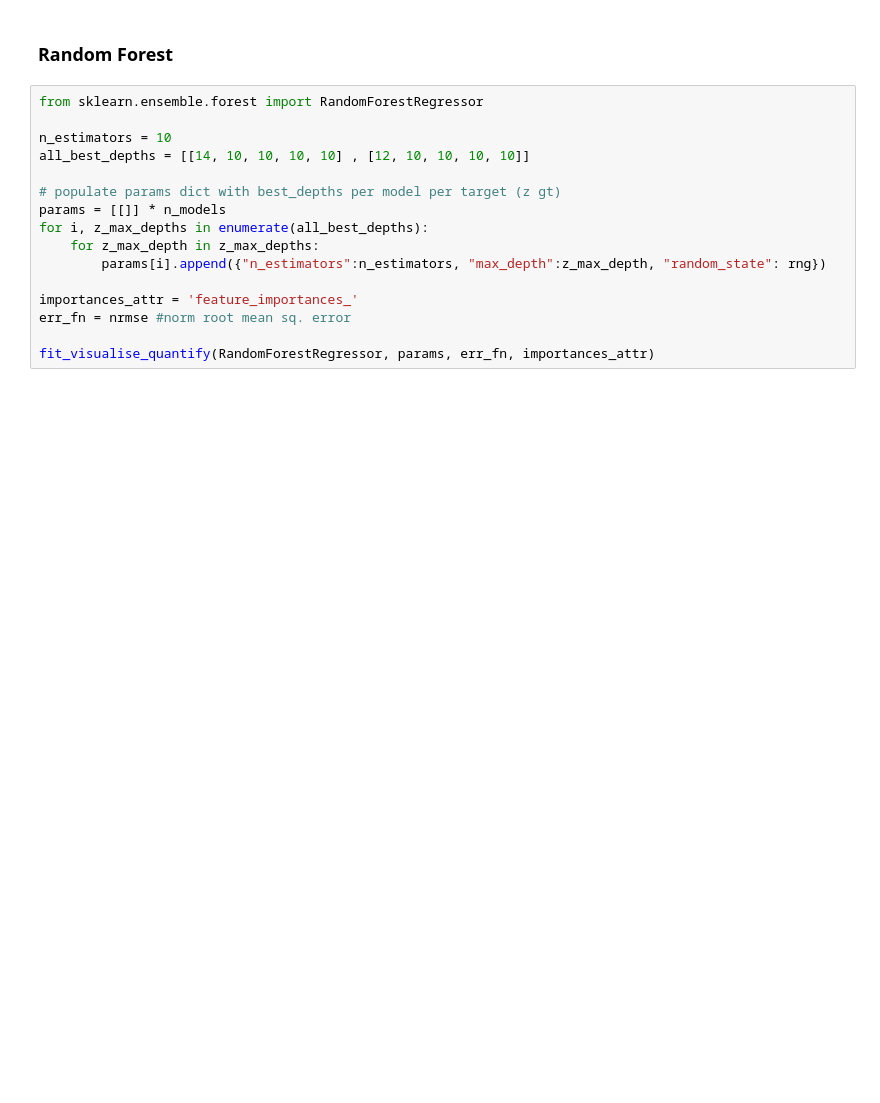
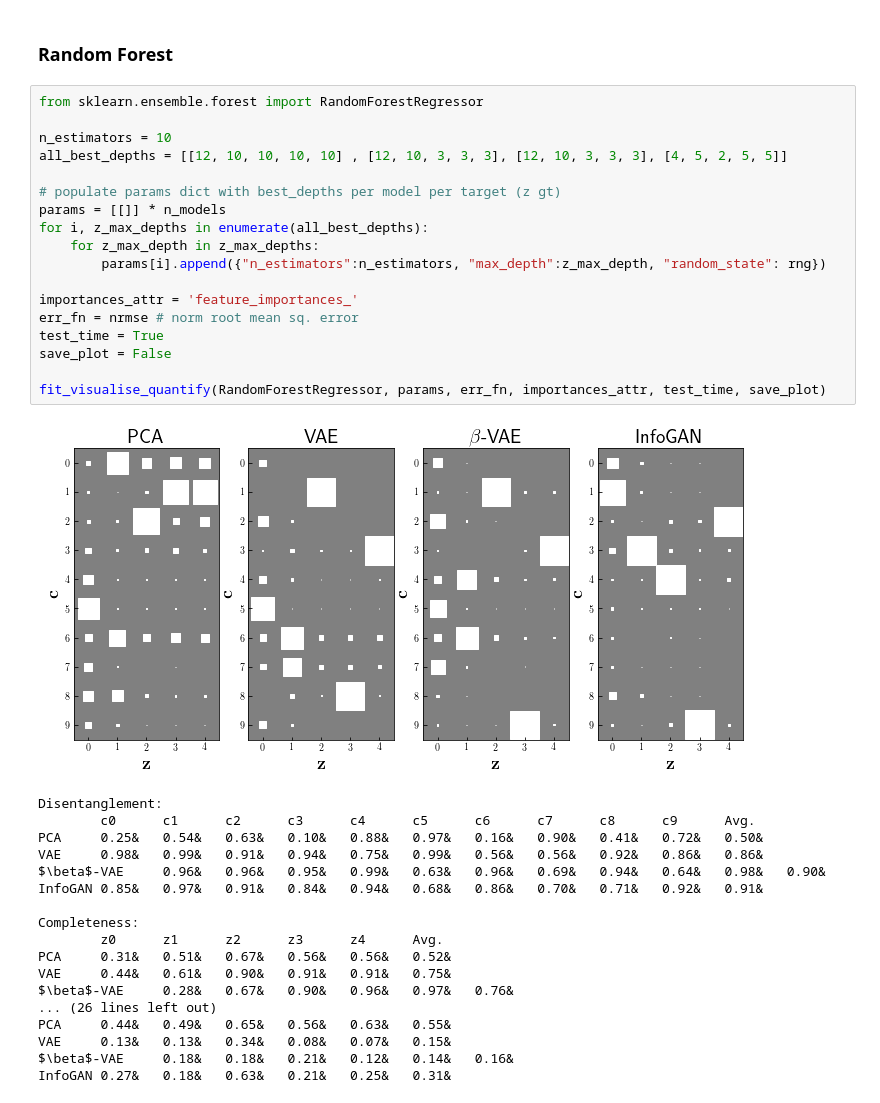
Before and after one commit to cianeastwood/qedr, a Jupyter notebook: quantify.ipynb, the cells around one changed output. Drawn from its saved outputs; the diff is of its cells as text; blank space fills up the shorter version.

```diff
--- a/quantify.ipynb
+++ b/quantify.ipynb
@@ -207,16 +212,37 @@ InfoGAN 0.50&   0.09&   0.09&   0.13&   0.09&   0.18&
 # %%
 from sklearn.ensemble.forest import RandomForestRegressor
 
 n_estimators = 10
-all_best_depths = [[14, 10, 10, 10, 10] , [12, 10, 10, 10, 10]]
+all_best_depths = [[12, 10, 10, 10, 10] , [12, 10, 3, 3, 3], [12, 10, 3, 3, 3], [4, 5, 2, 5, 5]]
 
 # populate params dict with best_depths per model per target (z gt)
 params = [[]] * n_models
 for i, z_max_depths in enumerate(all_best_depths):
     for z_max_depth in z_max_depths:
         params[i].append({"n_estimators":n_estimators, "max_depth":z_max_depth, "random_state": rng})
 
 importances_attr = 'feature_importances_'
-err_fn = nrmse #norm root mean sq. error
+err_fn = nrmse # norm root mean sq. error
+test_time = True
+save_plot = False
 
-fit_visualise_quantify(RandomForestRegressor, params, err_fn, importances_attr)
+fit_visualise_quantify(RandomForestRegressor, params, err_fn, importances_attr, test_time, save_plot)
+# %% [output]
+[figure, added]
+Disentanglement:
+        c0      c1      c2      c3      c4      c5      c6      c7      c8      c9      Avg.
+PCA     0.25&   0.54&   0.63&   0.10&   0.88&   0.97&   0.16&   0.90&   0.41&   0.72&   0.50&
+VAE     0.98&   0.99&   0.91&   0.94&   0.75&   0.99&   0.56&   0.56&   0.92&   0.86&   0.86&
+$\beta$-VAE     0.96&   0.96&   0.95&   0.99&   0.63&   0.96&   0.69&   0.94&   0.64&   0.98&   0.90&
+InfoGAN 0.85&   0.97&   0.91&   0.84&   0.94&   0.68&   0.86&   0.70&   0.71&   0.92&   0.91&
+
+Completeness:
+        z0      z1      z2      z3      z4      Avg.
+PCA     0.31&   0.51&   0.67&   0.56&   0.56&   0.52&
+VAE     0.44&   0.61&   0.90&   0.91&   0.91&   0.75&
+$\beta$-VAE     0.28&   0.67&   0.90&   0.96&   0.97&   0.76&
+... (26 lines left out)
+PCA     0.44&   0.49&   0.65&   0.56&   0.63&   0.55&
+VAE     0.13&   0.13&   0.34&   0.08&   0.07&   0.15&
+$\beta$-VAE     0.18&   0.18&   0.21&   0.12&   0.14&   0.16&
+InfoGAN 0.27&   0.18&   0.63&   0.21&   0.25&   0.31&
```
Also changed, not shown: parts of 8 cells of this notebook, 6 other files.
